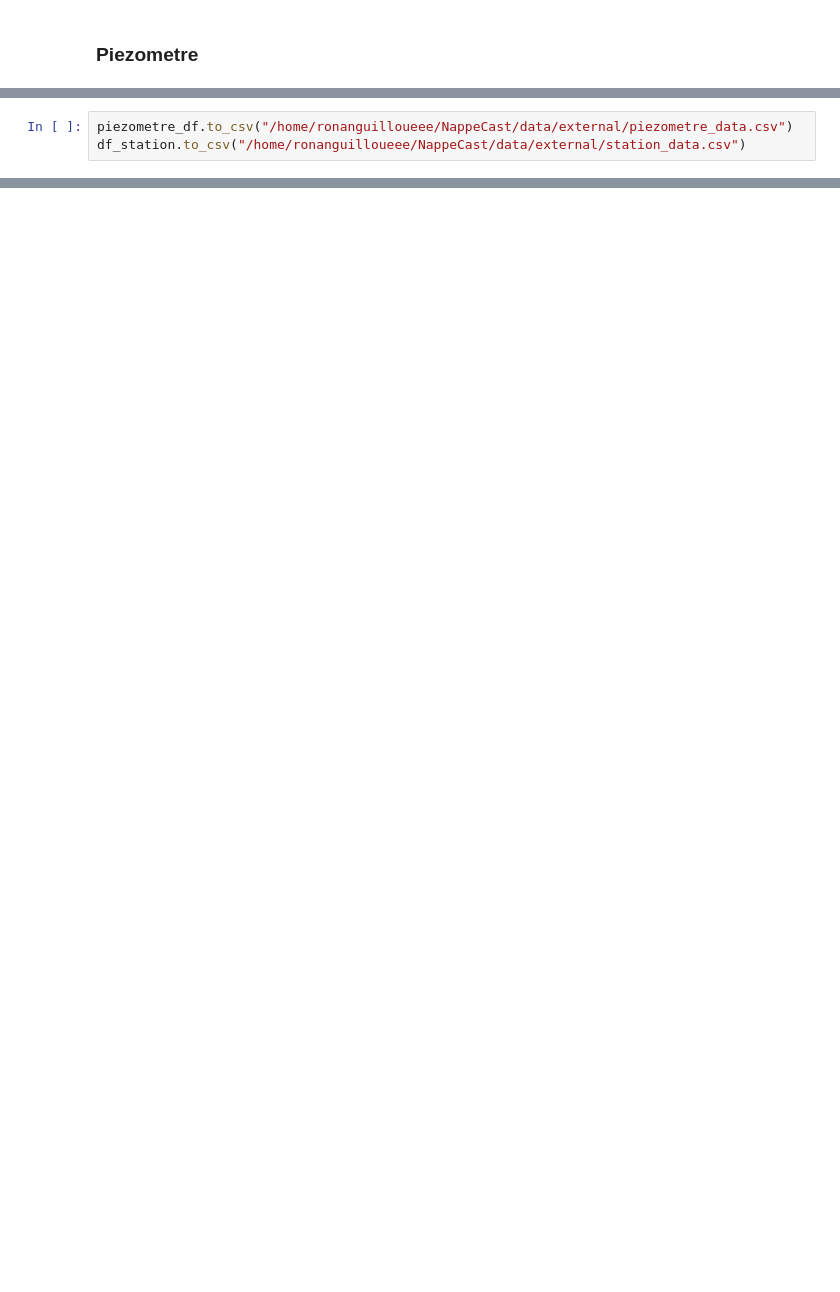
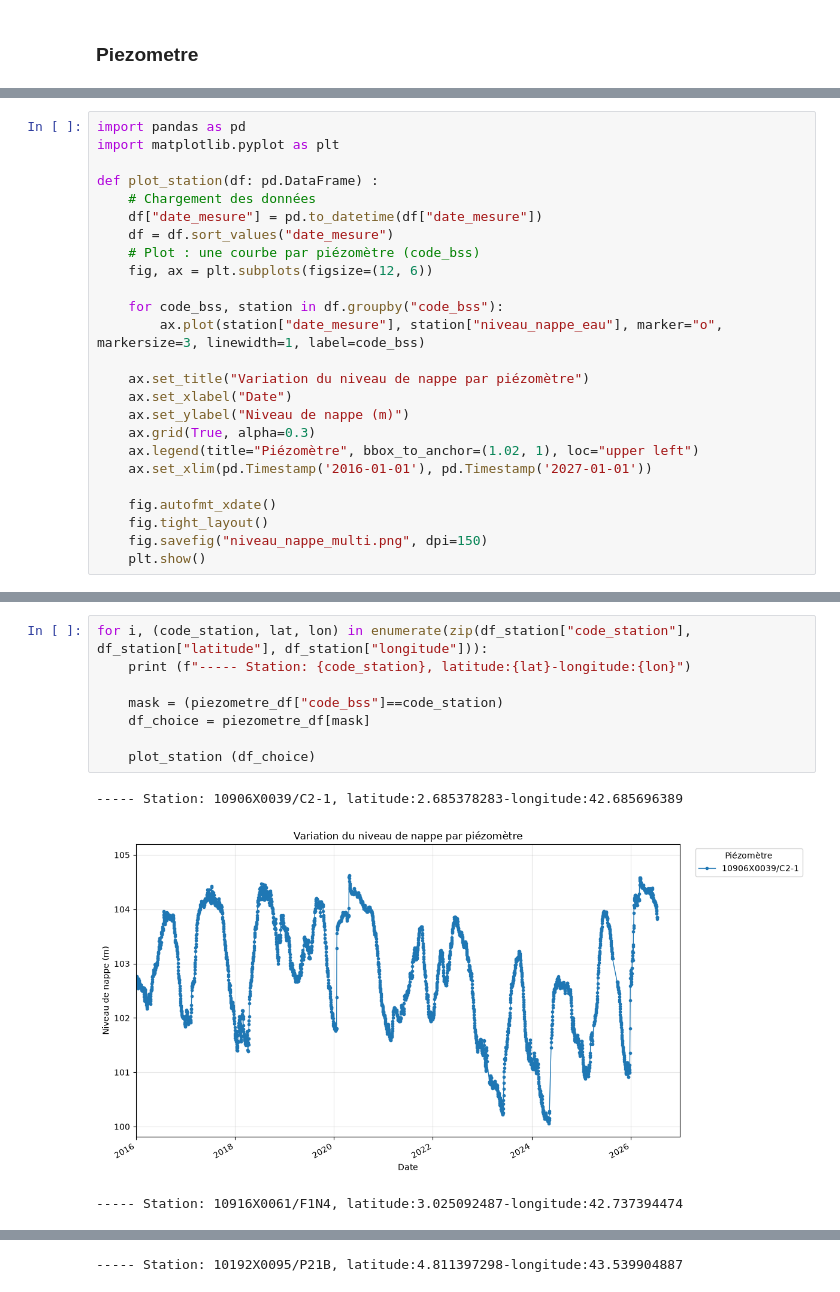
Before and after one commit to lauradmch/NappeCast-forecasting, a Jupyter notebook: notebooks/test_hubeau.ipynb, the cells around one changed output, grey strips where cells are left out. Drawn from its saved outputs; the diff is of its cells as text; blank space fills up the shorter version.

```diff
--- a/notebooks/test_hubeau.ipynb
+++ b/notebooks/test_hubeau.ipynb
@@ -51 +89,26 @@ Name: count, dtype: int64
+# %%
+import pandas as pd
+import matplotlib.pyplot as plt
+
+def plot_station(df: pd.DataFrame) :
+    # Chargement des données
+    df["date_mesure"] = pd.to_datetime(df["date_mesure"])
+    df = df.sort_values("date_mesure")
+    # Plot : une courbe par piézomètre (code_bss)
+    fig, ax = plt.subplots(figsize=(12, 6))
+
+    for code_bss, station in df.groupby("code_bss"):
+        ax.plot(station["date_mesure"], station["niveau_nappe_eau"], marker="o", markersize=3, linewidth=1, label=code_bss)
+
+    ax.set_title("Variation du niveau de nappe par piézomètre")
+    ax.set_xlabel("Date")
+    ax.set_ylabel("Niveau de nappe (m)")
+    ax.grid(True, alpha=0.3)
+    ax.legend(title="Piézomètre", bbox_to_anchor=(1.02, 1), loc="upper left")
+    ax.set_xlim(pd.Timestamp('2016-01-01'), pd.Timestamp('2027-01-01'))
+
+    fig.autofmt_xdate()
+    fig.tight_layout()
+    fig.savefig("niveau_nappe_multi.png", dpi=150)
+    plt.show()
 # %%
@@ -137,3 +142,12 @@ Début de la mesure 2002-01-23, fin de la mesure 2026-07-19
-# %%
-piezometre_df.to_csv("/home/ronanguilloueee/NappeCast/data/external/piezometre_data.csv")
-df_station.to_csv("/home/ronanguilloueee/NappeCast/data/external/station_data.csv")
+# %%
+for i, (code_station, lat, lon) in enumerate(zip(df_station["code_station"], df_station["latitude"], df_station["longitude"])):
+    print (f"----- Station: {code_station}, latitude:{lat}-longitude:{lon}")
+
+    mask = (piezometre_df["code_bss"]==code_station)
+    df_choice = piezometre_df[mask]
+
+    plot_station (df_choice)
+# %% [output]
+----- Station: 10906X0039/C2-1, latitude:2.685378283-longitude:42.685696389
+[figure, added]
+----- Station: 10916X0061/F1N4, latitude:3.025092487-longitude:42.737394474
@@ -139,0 +155 @@ df_station.to_csv("/home/ronanguilloueee/NappeCast/data/external/station_data.cs
+----- Station: 10192X0095/P21B, latitude:4.811397298-longitude:43.539904887
```
Also changed, not shown: parts of 4 cells of this notebook, 4 other files.
